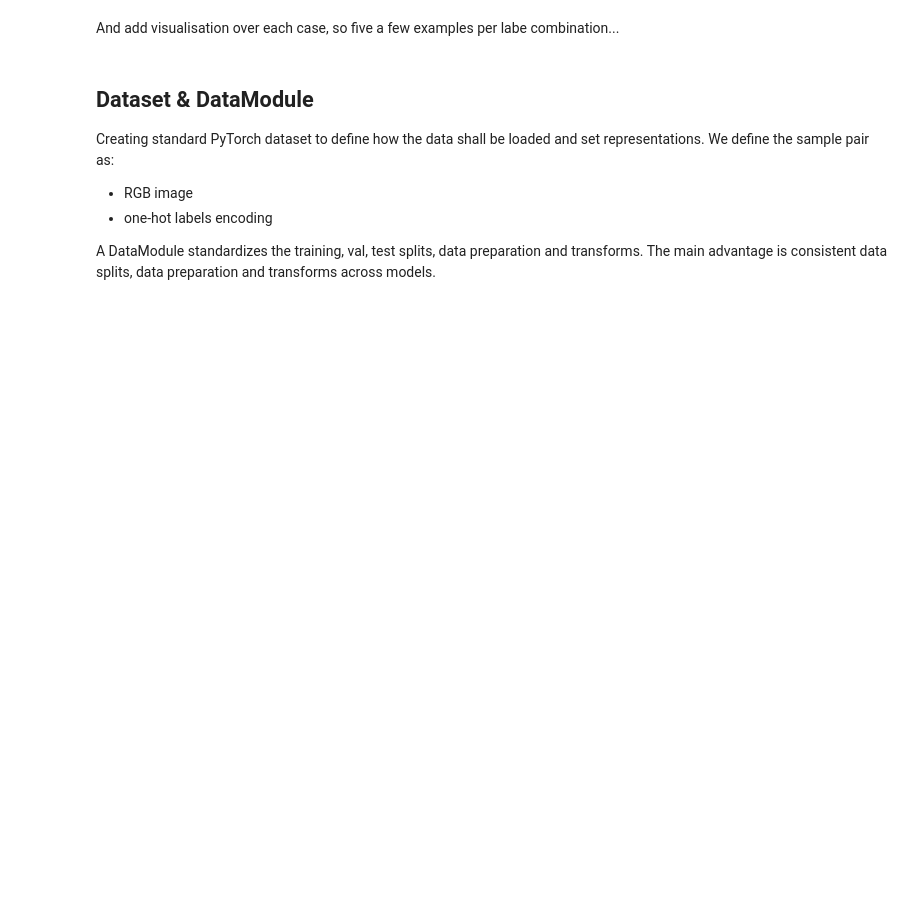
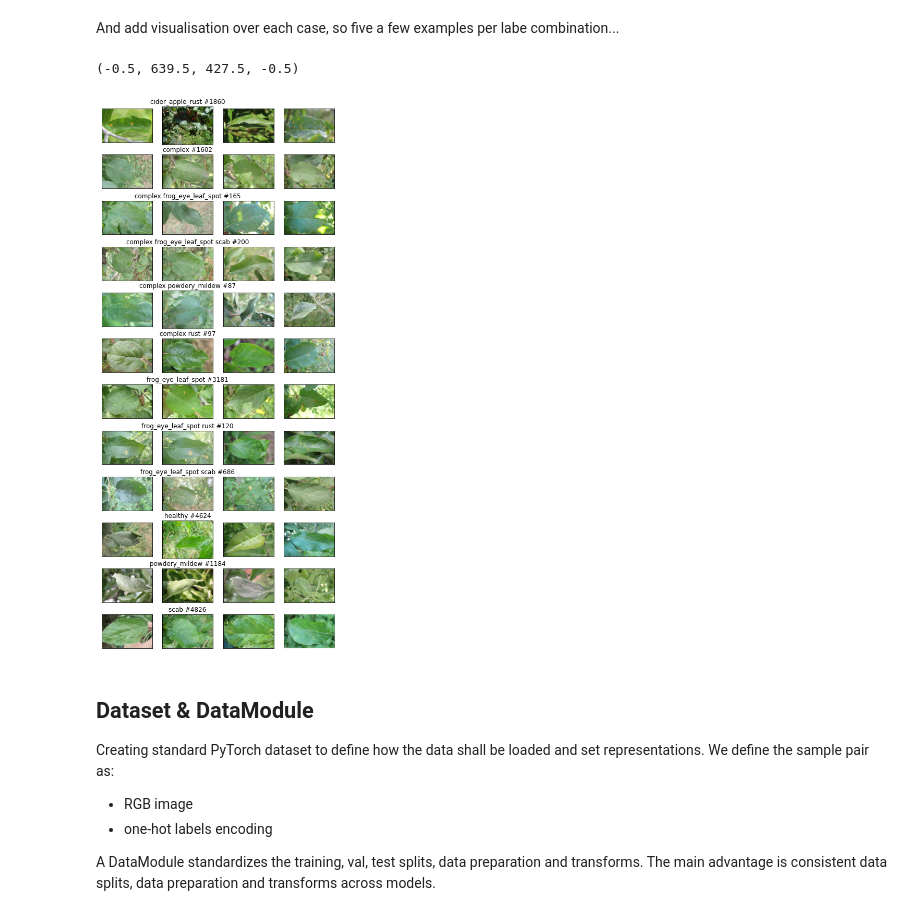
Before and after one commit to Borda/kaggle_image-classify, a Jupyter notebook: notebooks/Plant-Pathology-with-Lightning.ipynb, the cells around one changed output. Cells and saved outputs as stored; diff of their text form; code cells hidden in the pictures; blank space fills up the shorter version.

```diff
--- a/notebooks/Plant-Pathology-with-Lightning.ipynb
+++ b/notebooks/Plant-Pathology-with-Lightning.ipynb
@@ -21,7 +97,7 @@ import json
 import pandas as pd
 from pprint import pprint
 
-base_path = '/kaggle/input/plant-pathology-2021-fgvc8'
+base_path = '/content'
 path_csv = os.path.join(base_path, 'train.csv')
 train_data = pd.read_csv(path_csv)
 print(train_data.head())
@@ -65,20 +168,23 @@ And add visualisation over each case, so five a few examples per labe combinatio
 # %%
 import matplotlib.pyplot as plt
 
-nb_samples = 6
-n, m = len(np.unique(train_data['labels_sorted'])), nb_samples,
-fig, axarr = plt.subplots(nrows=n, ncols=m, figsize=(m * 2, n * 2))
+nb_samples = 4
+n, m = len(np.unique(train_data['labels_sorted'])), nb_samples
+fig, axarr = plt.subplots(nrows=n, ncols=m, figsize=(m * 2, n * 1.6))
 for ilb, (lb, df_) in enumerate(train_data.groupby('labels_sorted')):
     img_names = list(df_['image'])
     for i in range(m):
         img_name = img_names[i]
         img = plt.imread(os.path.join(base_path, f"train_images/{img_name}"))
         axarr[ilb, i].imshow(img)
-        if i == 0:
+        if i == 1:
             axarr[ilb, i].set_title(f"{lb} #{len(df_)}")
         axarr[ilb, i].set_xticks([])
         axarr[ilb, i].set_yticks([])
 plt.axis('off')
+# %% [output]
+(-0.5, 639.5, 427.5, -0.5)
+[figure, added]
 # %% [markdown]
 ## Dataset & DataModule
 
```
Also changed, not shown: parts of 18 cells of this notebook, 4 other files.
